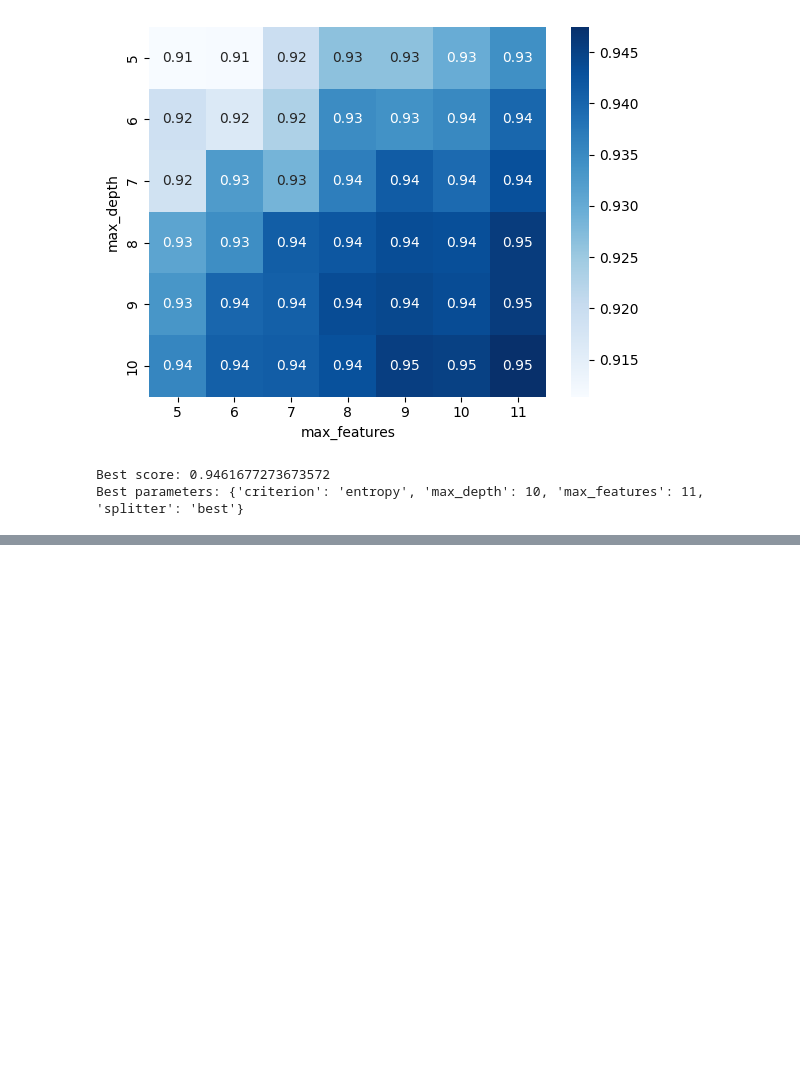
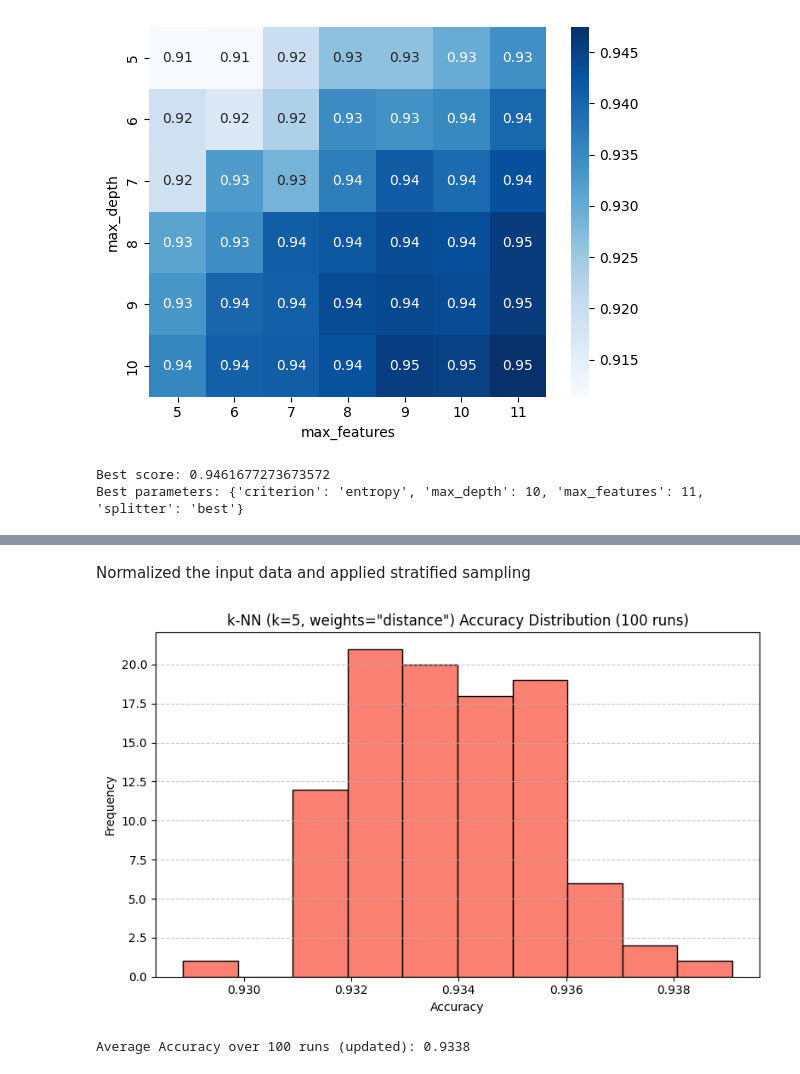
Before and after one commit to alexandre2004costa/IA_project2, a Jupyter notebook: main.ipynb, the cells around one changed output, grey strips where cells are left out. Cells and saved outputs as stored; diff of their text form; code cells hidden in the pictures; blank space fills up the shorter version.

```diff
--- a/main.ipynb
+++ b/main.ipynb
@@ -437,0 +475,40 @@ Best parameters: {'criterion': 'entropy', 'max_depth': 10, 'max_features': 11, '
+# %% [markdown]
+Normalized the input data and applied stratified sampling
+# %%
+k = 5
+weights = 'distance'
+
+model_accuracies = []
+
+for repetition in range(100):
+    # Split the dataset into training and testing sets (with stratification for balanced classes)
+    training_inputs, testing_inputs, training_classes, testing_classes = train_test_split(
+        all_inputs, all_labels, test_size=0.25, stratify=all_labels, random_state=repetition
+    )
+
+    # Normalize the data -> important for models with distance
+    scaler = StandardScaler()
+    training_inputs_scaled = scaler.fit_transform(training_inputs)
+    testing_inputs_scaled = scaler.transform(testing_inputs)
+
+    # Model k-NN Neighbor
+    knn_classifier = KNeighborsClassifier(n_neighbors=k, weights=weights)
+    knn_classifier.fit(training_inputs_scaled, training_classes)
+    predicted_classes = knn_classifier.predict(testing_inputs_scaled)
+
+    model_accuracies.append(accuracy_score(testing_classes, predicted_classes))
+
+# Results
+plt.figure(figsize=(8, 5))
+plt.hist(model_accuracies, bins=10, color='salmon', edgecolor='black')
+plt.xlabel('Accuracy')
+plt.ylabel('Frequency')
+plt.title(f'k-NN (k={k}, weights="{weights}") Accuracy Distribution (100 runs)')
+plt.grid(axis='y', linestyle='--', alpha=0.7)
+plt.tight_layout()
+plt.show()
+
+print(f'Average Accuracy over 100 runs (updated): {sum(model_accuracies) / len(model_accuracies):.4f}')
+# %% [output]
+[figure, added]
+Average Accuracy over 100 runs (updated): 0.9338
```
Also changed, not shown: parts of 20 cells of this notebook, 1 other file.
